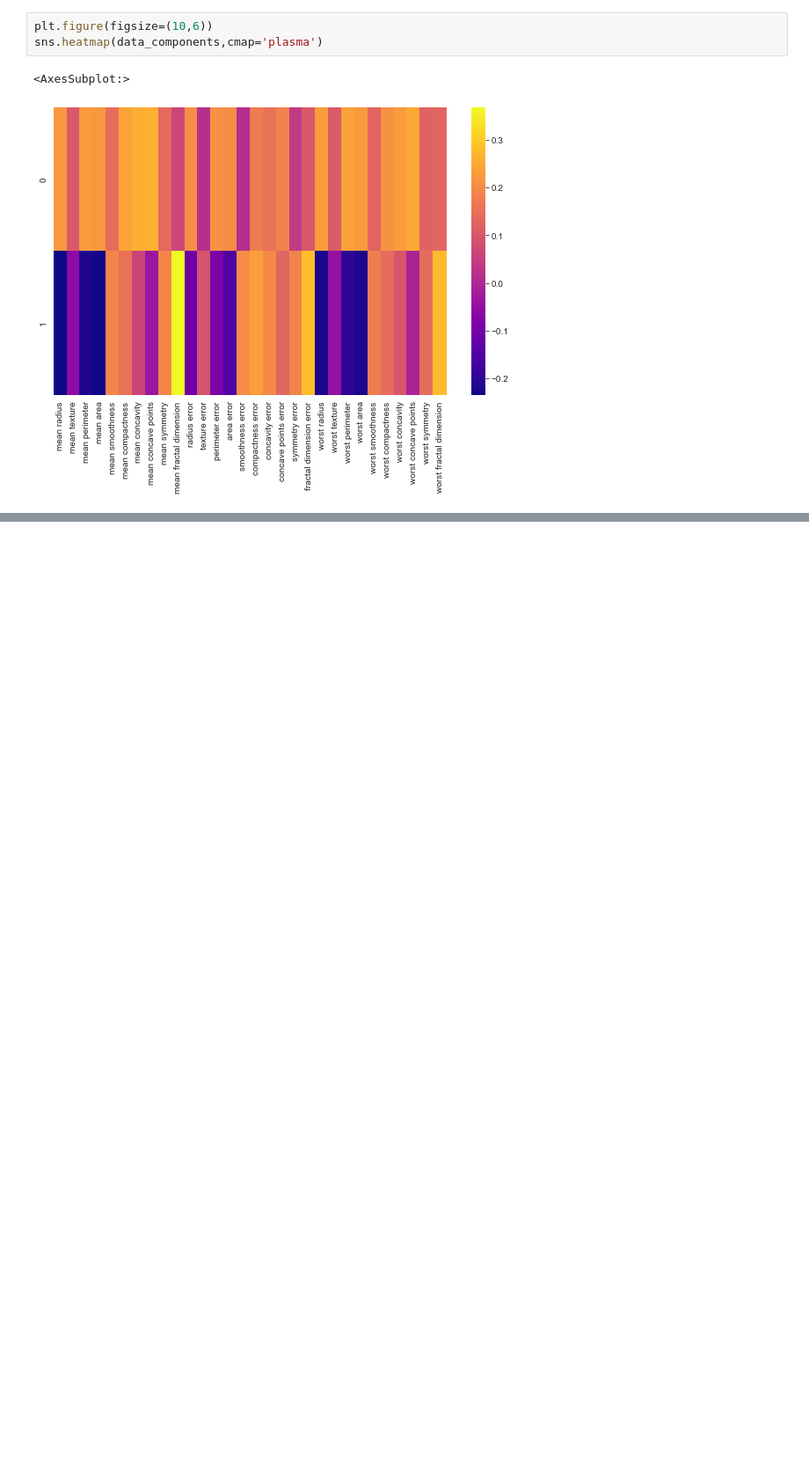
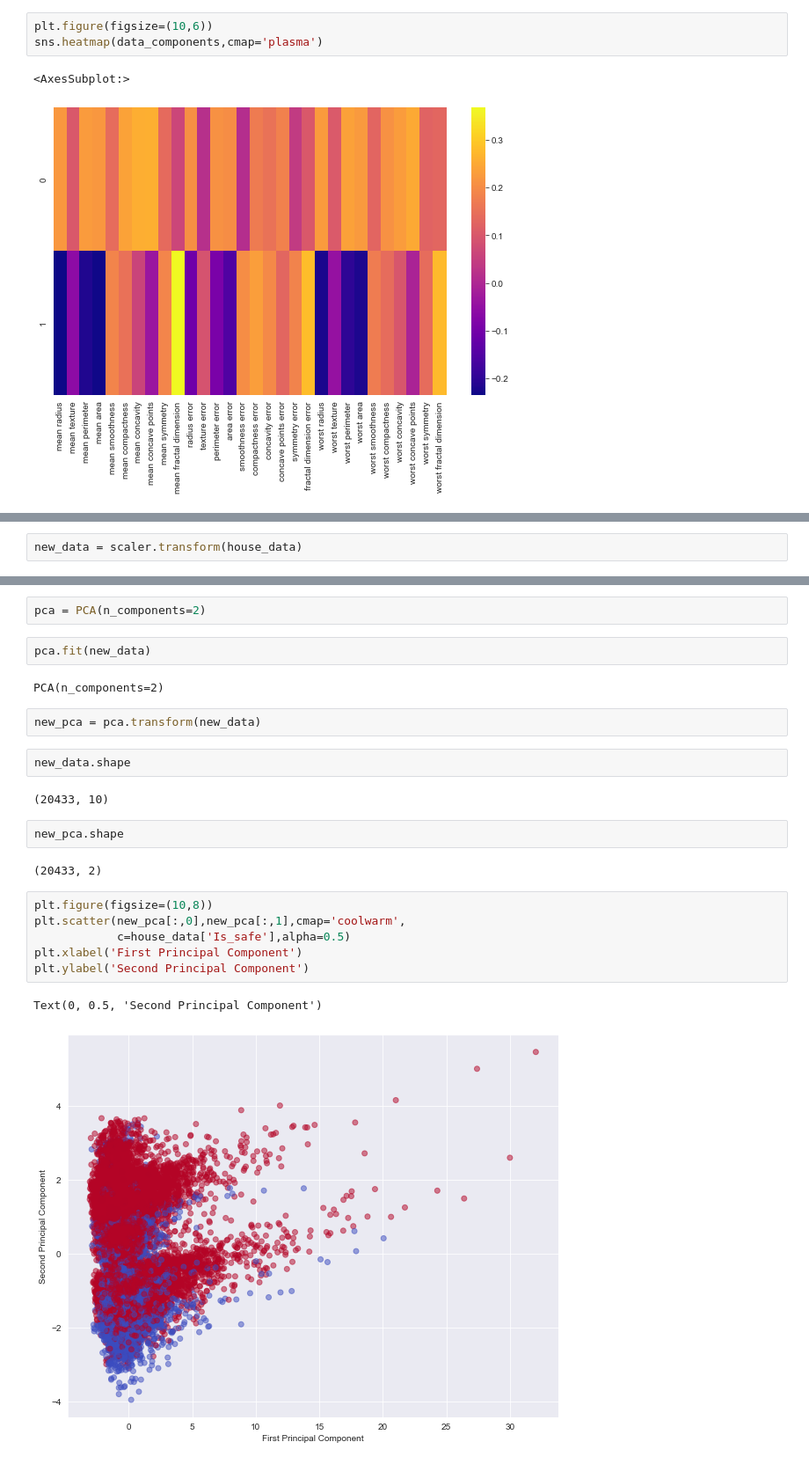
Before and after one commit to Sojiknight/ML-, a Jupyter notebook: Principal Component Analysis (PCA).ipynb, the cells around one changed output, grey strips where cells are left out. Shown at 88% size. Drawn from its saved outputs; the diff is of its cells as text; blank space fills up the shorter version.

```diff
--- a/Principal Component Analysis (PCA).ipynb
+++ b/Principal Component Analysis (PCA).ipynb
@@ -97,0 +198,2 @@ sns.heatmap(data_components,cmap='plasma')
+# %%
+new_data = scaler.transform(house_data)
@@ -97,0 +202,25 @@ sns.heatmap(data_components,cmap='plasma')
+# %%
+pca = PCA(n_components=2)
+# %%
+pca.fit(new_data)
+# %% [output]
+PCA(n_components=2)
+# %%
+new_pca = pca.transform(new_data)
+# %%
+new_data.shape
+# %% [output]
+(20433, 10)
+# %%
+new_pca.shape
+# %% [output]
+(20433, 2)
+# %%
+plt.figure(figsize=(10,8))
+plt.scatter(new_pca[:,0],new_pca[:,1],cmap='coolwarm',
+            c=house_data['Is_safe'],alpha=0.5)
+plt.xlabel('First Principal Component')
+plt.ylabel('Second Principal Component')
+# %% [output]
+Text(0, 0.5, 'Second Principal Component')
+[figure, added]
```
Also changed, not shown: parts of 20 cells of this notebook.
